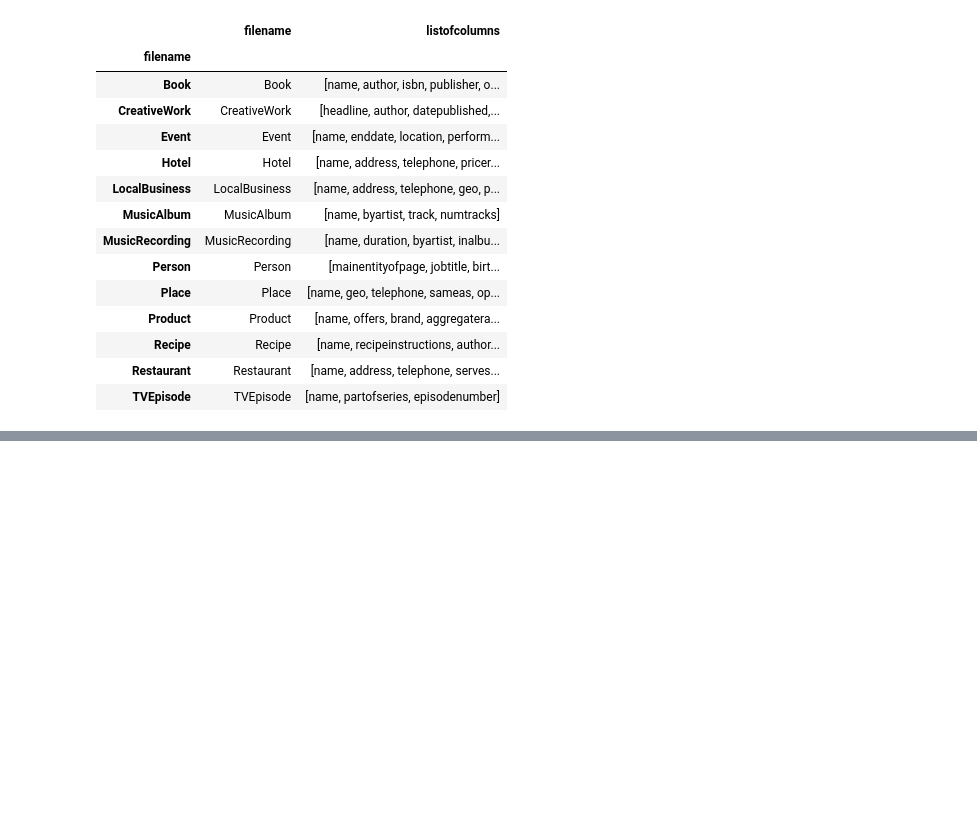
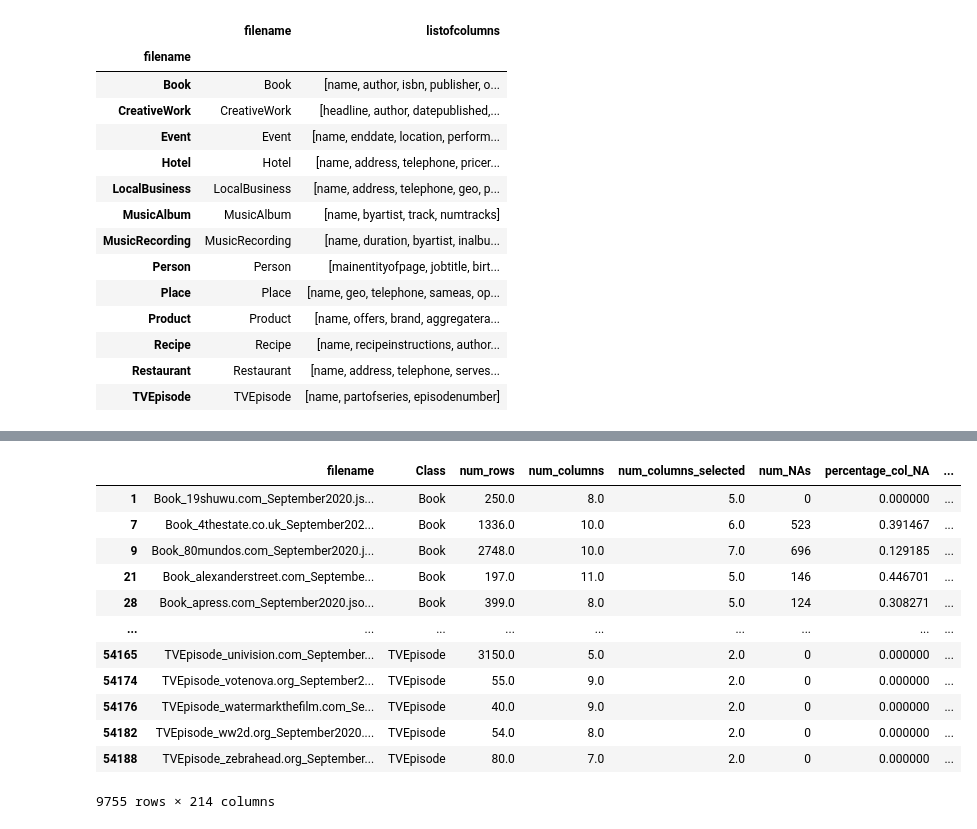
Before and after one commit to NiklasSabel/data_integration_using_deep_learning, a Jupyter notebook: notebooks/Schema/train_test_new_jh.ipynb, the cells around one changed output, grey strips where cells are left out. Saved outputs shown, nothing was run; the diff lists cells and outputs as text; code cells hidden in the pictures; blank space fills up the shorter version.

```diff
--- a/notebooks/Schema/train_test_new_jh.ipynb
+++ b/notebooks/Schema/train_test_new_jh.ipynb
@@ -154,0 +168,18 @@ TRAIN: [    0     2     3 ... 54186 54187 54189] TEST: [    1     7     9 ... 54
+# %%
+large_test = all_tables[all_tables['filename'].isin(listeTe)]
+large_test.to_csv('../../src/data/schemafiltereddata/TrainTestTables/Large/Test_Files.csv')
+large_test
+# %% [output]
+|  | filename | Class | num_rows | num_columns | num_columns_selected | num_NAs | percentage_col_NA | ... |
+| 1 | Book_19shuwu.com_September2020.js... | Book | 250.0 | 8.0 | 5.0 | 0 | 0.000000 | ... |
+| 7 | Book_4thestate.co.uk_September202... | Book | 1336.0 | 10.0 | 6.0 | 523 | 0.391467 | ... |
+| 9 | Book_80mundos.com_September2020.j... | Book | 2748.0 | 10.0 | 7.0 | 696 | 0.129185 | ... |
+| 21 | Book_alexanderstreet.com_Septembe... | Book | 197.0 | 11.0 | 5.0 | 146 | 0.446701 | ... |
+| 28 | Book_apress.com_September2020.jso... | Book | 399.0 | 8.0 | 5.0 | 124 | 0.308271 | ... |
+| ... | ... | ... | ... | ... | ... | ... | ... | ... |
+| 54165 | TVEpisode_univision.com_September... | TVEpisode | 3150.0 | 5.0 | 2.0 | 0 | 0.000000 | ... |
+| 54174 | TVEpisode_votenova.org_September2... | TVEpisode | 55.0 | 9.0 | 2.0 | 0 | 0.000000 | ... |
+| 54176 | TVEpisode_watermarkthefilm.com_Se... | TVEpisode | 40.0 | 9.0 | 2.0 | 0 | 0.000000 | ... |
+| 54182 | TVEpisode_ww2d.org_September2020.... | TVEpisode | 54.0 | 8.0 | 2.0 | 0 | 0.000000 | ... |
+| 54188 | TVEpisode_zebrahead.org_September... | TVEpisode | 80.0 | 7.0 | 2.0 | 0 | 0.000000 | ... |
+9755 rows × 214 columns
```
Also changed, not shown: parts of 9 cells of this notebook.
